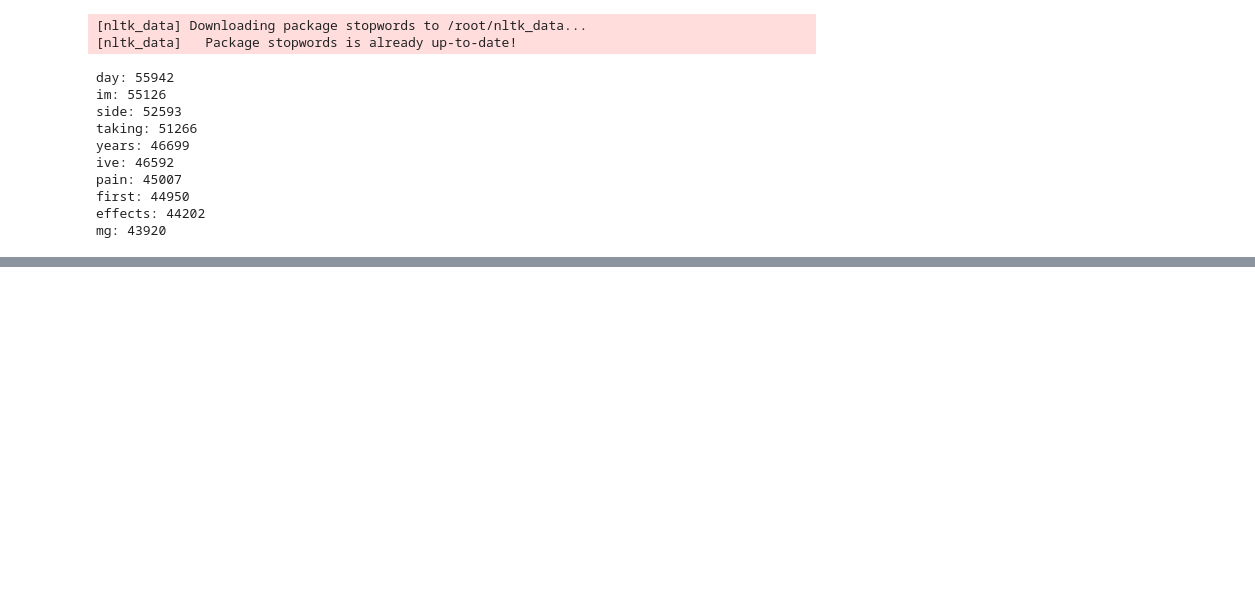
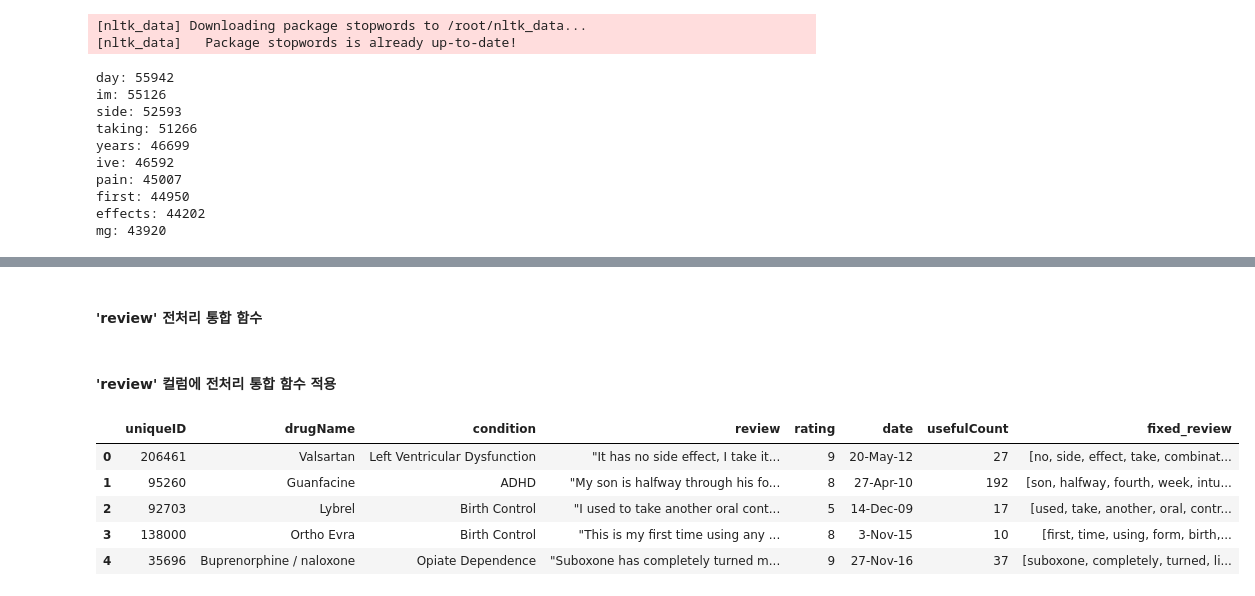
Before and after one commit to 2j0123/Drug-Review-Data-Predictions-Drug-Name, a Jupyter notebook: Drug_Data_EDA.ipynb, the cells around one changed output, grey strips where cells are left out. Saved outputs shown, nothing was run; the diff lists cells and outputs as text; code cells hidden in the pictures; blank space fills up the shorter version.

```diff
--- a/Drug_Data_EDA.ipynb
+++ b/Drug_Data_EDA.ipynb
@@ -210,0 +329,5 @@ mg: 43920
+# %%
+from nltk.tokenize import word_tokenize
+
+def fix_tokenize(text):
+    return word_tokenize(text)
@@ -210,0 +336,28 @@ mg: 43920
+# %%
+def join_tokens(tokens):
+    return ' '.join(tokens) # 공백으로 연결
+# %% [markdown]
+#### 'review' 전처리 통합 함수
+# %%
+def preprocess_review(text):
+    fixed_text = extract_word(text) # 숫자와 영어 알파벳을 제외한 문자를 공백으로 대체
+    fixed_text = fix_lower(fixed_text) # 소문자로 변환
+    fixed_text = del_numericalunits(fixed_text) # 숫자와 수치형 단위 제거
+    tokens = fix_tokenize(fixed_text) # 토큰화
+    filtered_tokens = del_stopwords(tokens) # 불용어 제거
+    lemmatized_tokens = fix_lemmatization(filtered_tokens) # Lemmatization
+    fixed_text = join_tokens(lemmatized_tokens) # 공백 수정 및 토큰 연결
+    return fixed_text.split()
+# %% [markdown]
+#### 'review' 컬럼에 전처리 통합 함수 적용
+# %%
+drug_data['fixed_review'] = drug_data['review'].apply(preprocess_review)
+# %%
+drug_data.head()
+# %% [output]
+|  | uniqueID | drugName | condition | review | rating | date | usefulCount | fixed_review |
+| 0 | 206461 | Valsartan | Left Ventricular Dysfunction | "It has no side effect, I take it... | 9 | 20-May-12 | 27 | [no, side, effect, take, combinat... |
+| 1 | 95260 | Guanfacine | ADHD | "My son is halfway through his fo... | 8 | 27-Apr-10 | 192 | [son, halfway, fourth, week, intu... |
+| 2 | 92703 | Lybrel | Birth Control | "I used to take another oral cont... | 5 | 14-Dec-09 | 17 | [used, take, another, oral, contr... |
+| 3 | 138000 | Ortho Evra | Birth Control | "This is my first time using any ... | 8 | 3-Nov-15 | 10 | [first, time, using, form, birth,... |
+| 4 | 35696 | Buprenorphine / naloxone | Opiate Dependence | "Suboxone has completely turned m... | 9 | 27-Nov-16 | 37 | [suboxone, completely, turned, li... |
```
Also changed, not shown: parts of 48 cells of this notebook, 3 other files.
